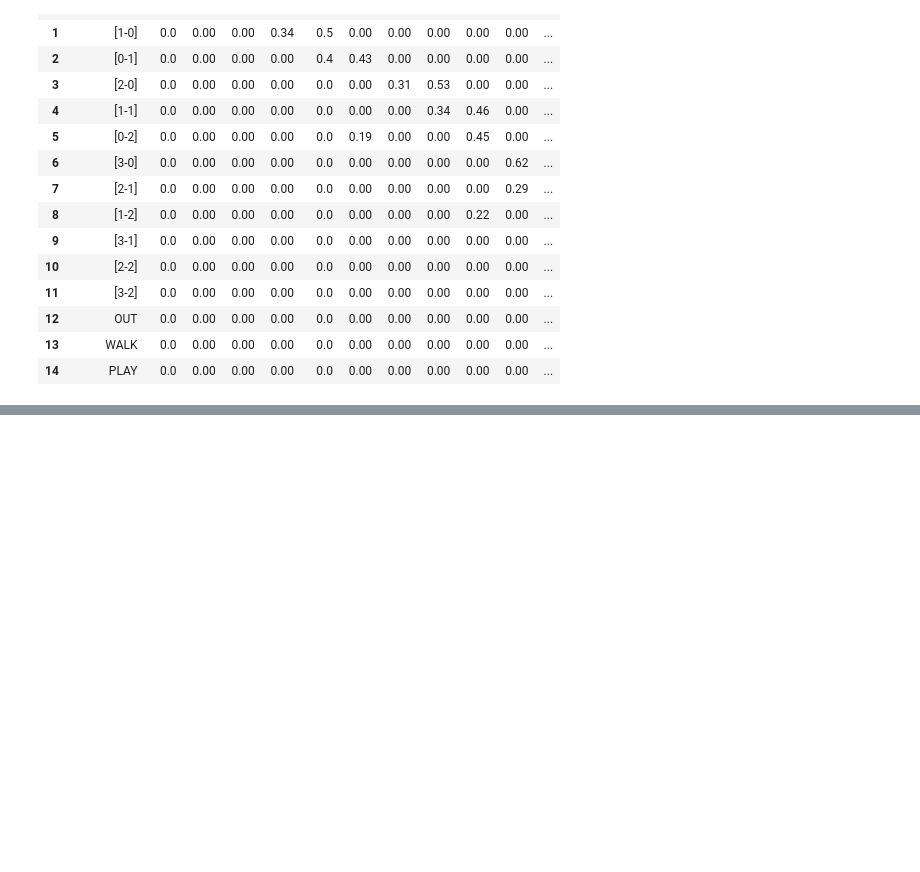
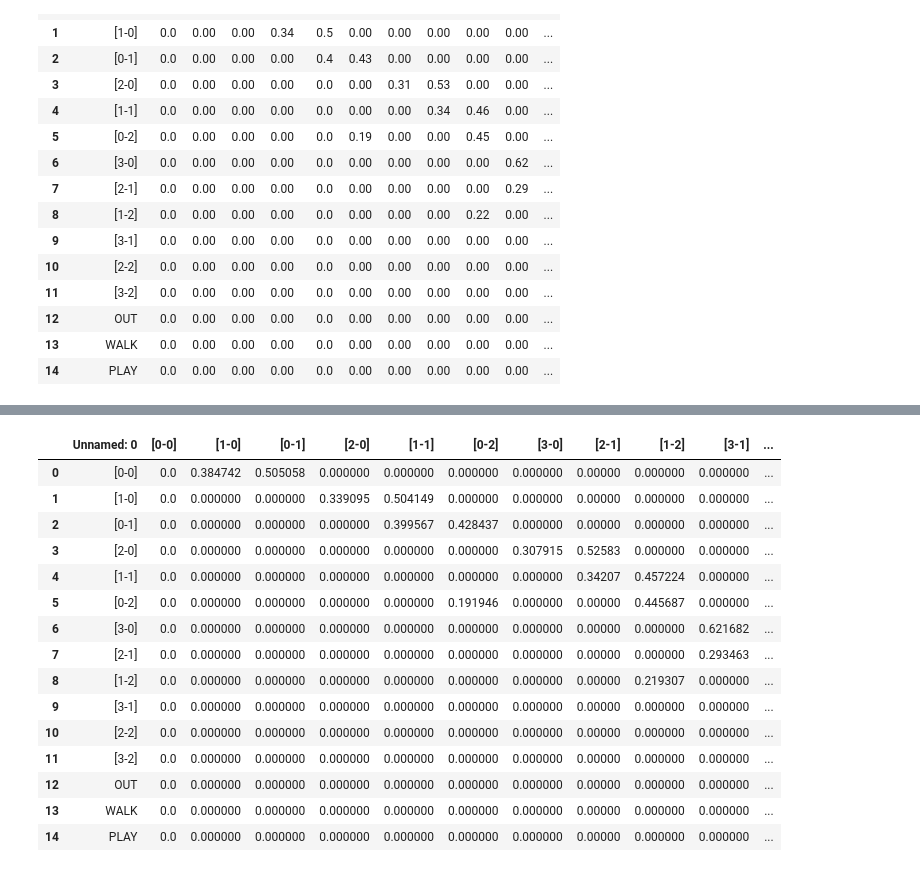
Before and after one commit to Lil-Crouton/markov-pitching-model, a Jupyter notebook: markov_plot.ipynb, the cells around one changed output, grey strips where cells are left out. Saved outputs shown, nothing was run; the diff lists cells and outputs as text; code cells hidden in the pictures; blank space fills up the shorter version.

```diff
--- a/markov_plot.ipynb
+++ b/markov_plot.ipynb
@@ -175,3 +191,22 @@ shapes.extend(arrows)
 
 fig.update_layout(shapes=shapes)
 fig.show()
+# %%
+df
+# %% [output]
+|  | Unnamed: 0 | [0-0] | [1-0] | [0-1] | [2-0] | [1-1] | [0-2] | [3-0] | [2-1] | [1-2] | [3-1] | ... |
+| 0 | [0-0] | 0.0 | 0.384742 | 0.505058 | 0.000000 | 0.000000 | 0.000000 | 0.000000 | 0.00000 | 0.000000 | 0.000000 | ... |
+| 1 | [1-0] | 0.0 | 0.000000 | 0.000000 | 0.339095 | 0.504149 | 0.000000 | 0.000000 | 0.00000 | 0.000000 | 0.000000 | ... |
+| 2 | [0-1] | 0.0 | 0.000000 | 0.000000 | 0.000000 | 0.399567 | 0.428437 | 0.000000 | 0.00000 | 0.000000 | 0.000000 | ... |
+| 3 | [2-0] | 0.0 | 0.000000 | 0.000000 | 0.000000 | 0.000000 | 0.000000 | 0.307915 | 0.52583 | 0.000000 | 0.000000 | ... |
+| 4 | [1-1] | 0.0 | 0.000000 | 0.000000 | 0.000000 | 0.000000 | 0.000000 | 0.000000 | 0.34207 | 0.457224 | 0.000000 | ... |
+| 5 | [0-2] | 0.0 | 0.000000 | 0.000000 | 0.000000 | 0.000000 | 0.191946 | 0.000000 | 0.00000 | 0.445687 | 0.000000 | ... |
+| 6 | [3-0] | 0.0 | 0.000000 | 0.000000 | 0.000000 | 0.000000 | 0.000000 | 0.000000 | 0.00000 | 0.000000 | 0.621682 | ... |
+| 7 | [2-1] | 0.0 | 0.000000 | 0.000000 | 0.000000 | 0.000000 | 0.000000 | 0.000000 | 0.00000 | 0.000000 | 0.293463 | ... |
+| 8 | [1-2] | 0.0 | 0.000000 | 0.000000 | 0.000000 | 0.000000 | 0.000000 | 0.000000 | 0.00000 | 0.219307 | 0.000000 | ... |
+| 9 | [3-1] | 0.0 | 0.000000 | 0.000000 | 0.000000 | 0.000000 | 0.000000 | 0.000000 | 0.00000 | 0.000000 | 0.000000 | ... |
+| 10 | [2-2] | 0.0 | 0.000000 | 0.000000 | 0.000000 | 0.000000 | 0.000000 | 0.000000 | 0.00000 | 0.000000 | 0.000000 | ... |
+| 11 | [3-2] | 0.0 | 0.000000 | 0.000000 | 0.000000 | 0.000000 | 0.000000 | 0.000000 | 0.00000 | 0.000000 | 0.000000 | ... |
+| 12 | OUT | 0.0 | 0.000000 | 0.000000 | 0.000000 | 0.000000 | 0.000000 | 0.000000 | 0.00000 | 0.000000 | 0.000000 | ... |
+| 13 | WALK | 0.0 | 0.000000 | 0.000000 | 0.000000 | 0.000000 | 0.000000 | 0.000000 | 0.00000 | 0.000000 | 0.000000 | ... |
+| 14 | PLAY | 0.0 | 0.000000 | 0.000000 | 0.000000 | 0.000000 | 0.000000 | 0.000000 | 0.00000 | 0.000000 | 0.000000 | ... |
```
Also changed, not shown: parts of 7 cells of this notebook.
